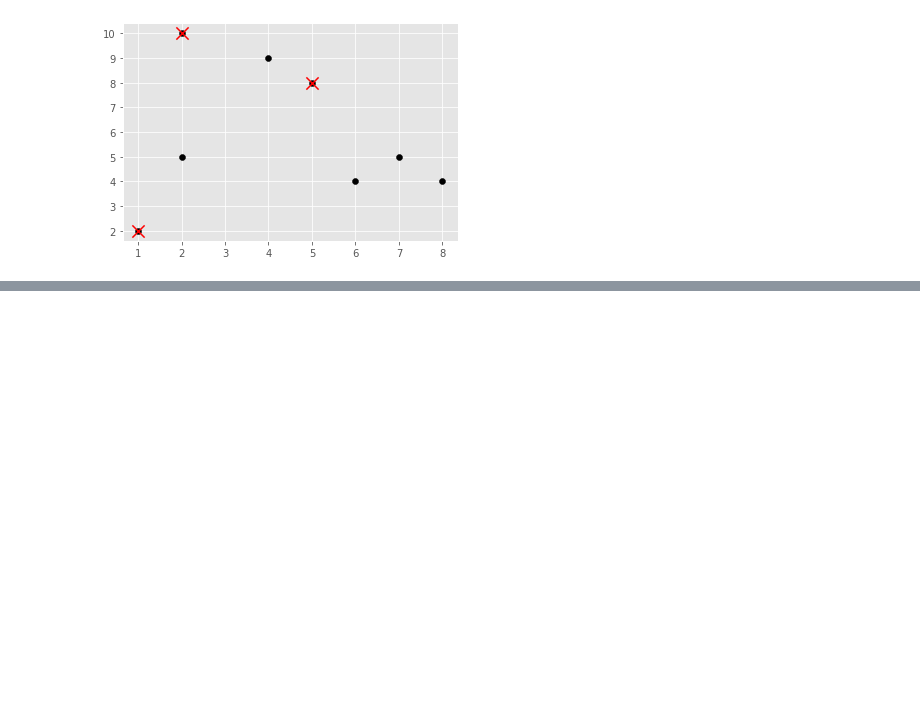
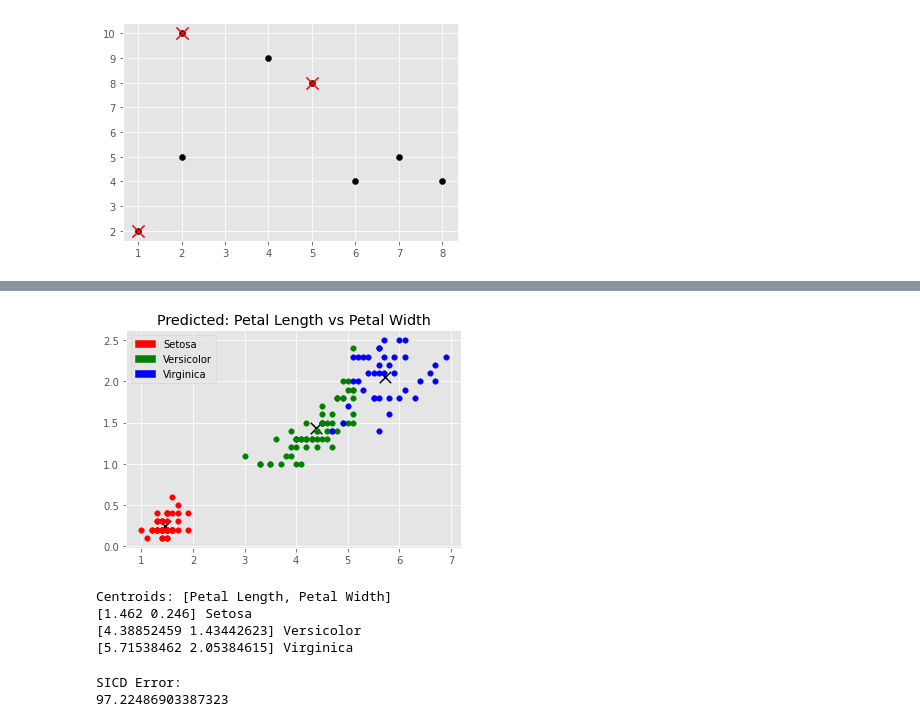
Before and after one commit to Ishan1742/data-mining, a Jupyter notebook: assignment1-clustering.ipynb, the cells around one changed output, grey strips where cells are left out. Drawn from its saved outputs; the diff is of its cells as text; code cells hidden in the pictures; blank space fills up the shorter version.

```diff
--- a/assignment1-clustering.ipynb
+++ b/assignment1-clustering.ipynb
@@ -146,0 +311,35 @@ for centroid in km.centroids:
+# %%
+colors = np.array(['red', 'green', 'blue'])
+iris_targets_legend = np.array(iris.target_names)
+red_patch = mpatches.Patch(color='red', label='Setosa')
+green_patch = mpatches.Patch(color='green', label='Versicolor')
+blue_patch = mpatches.Patch(color='blue', label='Virginica')
+
+for centroid in km.centroids:
+    plt.scatter(km.centroids[centroid][2], km.centroids[centroid][3], s=130, marker='x', color='black')
+
+for classification in km.classes:
+    color = colors[classification]
+    for features in km.classes[classification]:
+            plt.scatter(features[2], features[3], color=color, s=30)
+
+plt.title('Predicted: Petal Length vs Petal Width')
+plt.legend(handles=[red_patch, green_patch, blue_patch])
+plt.show()
+
+print('Centroids: [Petal Length, Petal Width]')
+print(km.centroids[0][2:4], 'Setosa')
+print(km.centroids[1][2:4], 'Versicolor')
+print(km.centroids[2][2:4], 'Virginica')
+# %% [output]
+[figure, added]
+Centroids: [Petal Length, Petal Width]
+[1.462 0.246] Setosa
+[4.38852459 1.43442623] Versicolor
+[5.71538462 2.05384615] Virginica
+# %%
+print('SICD Error:')
+print(km.sicd[-1])
+# %% [output]
+SICD Error:
+97.22486903387323
```
Also changed, not shown: parts of 19 cells of this notebook.
